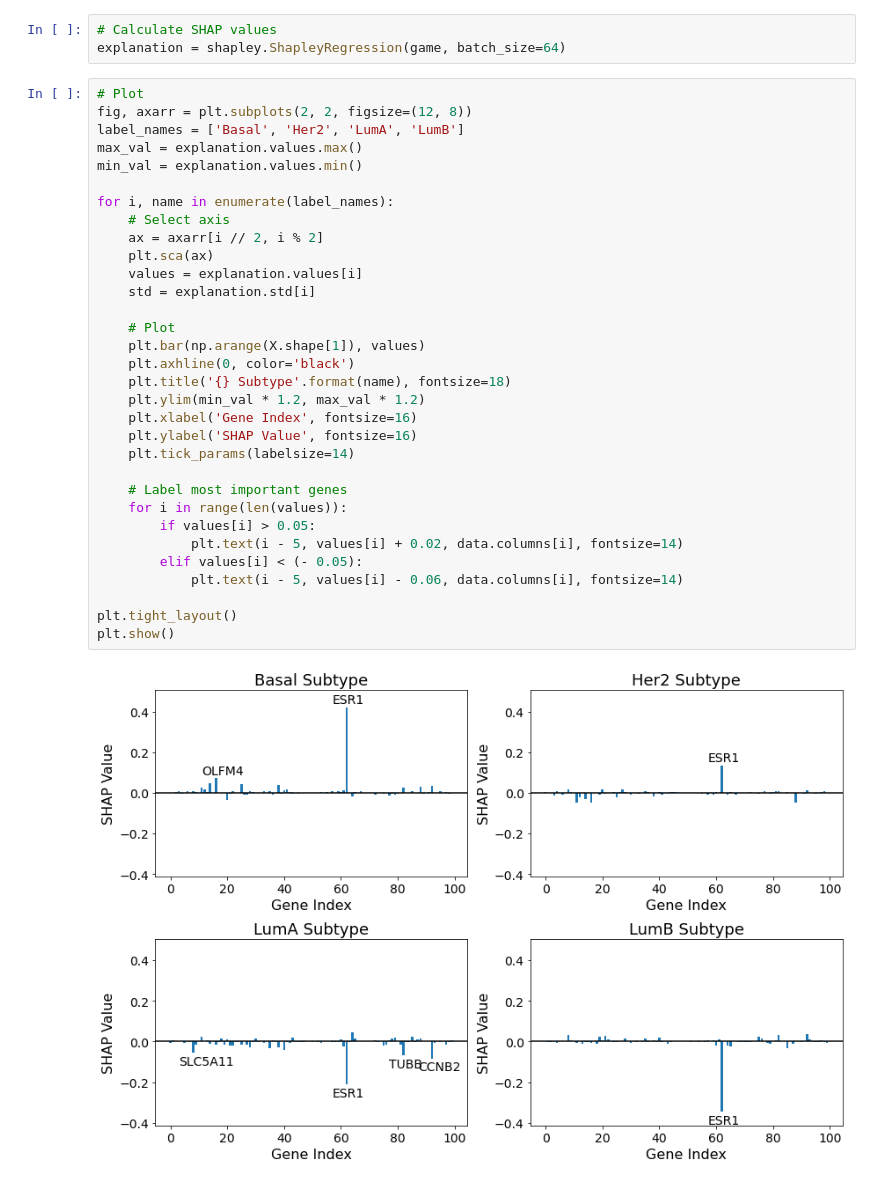
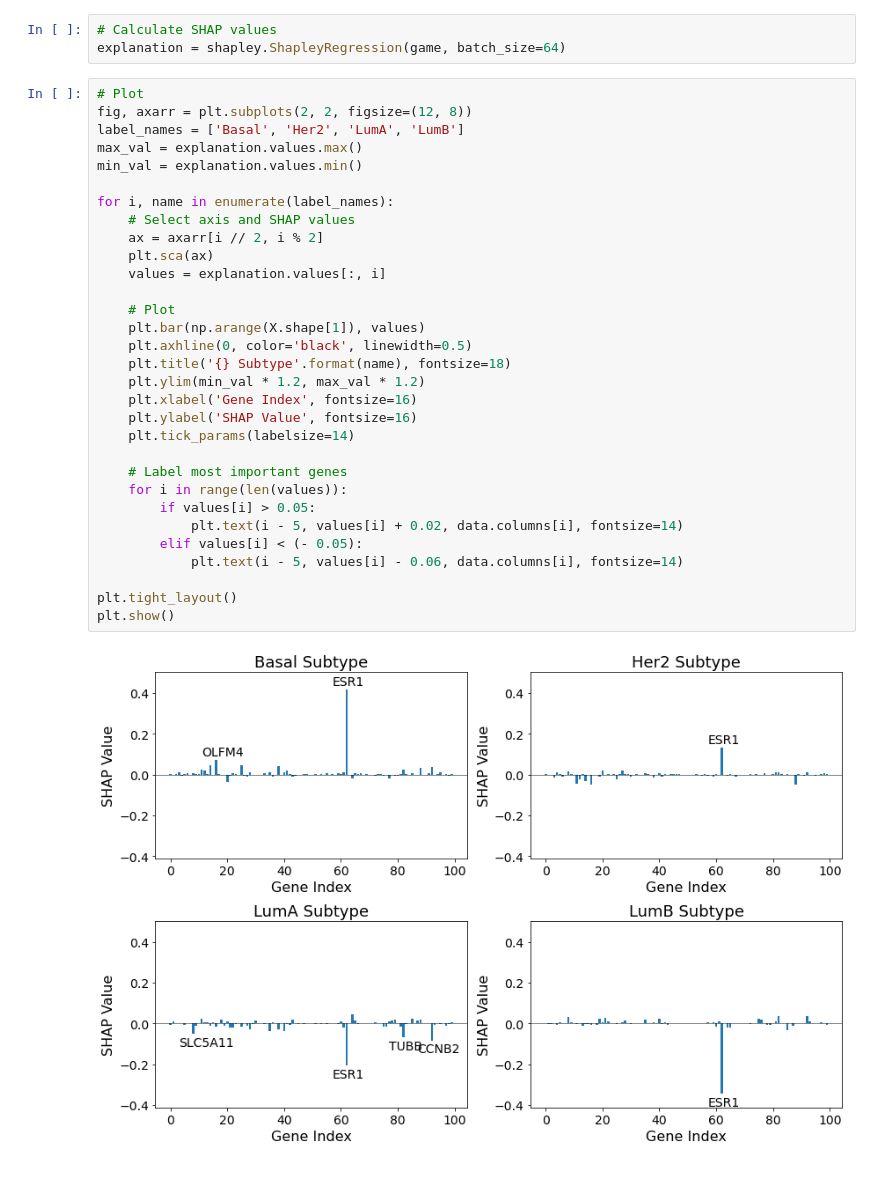
Before and after one commit to iancovert/shapley-regression, a Jupyter notebook: notebooks/brca.ipynb, the cells around one changed output. Saved outputs shown, nothing was run; the diff lists cells and outputs as text.

```diff
--- a/notebooks/brca.ipynb
+++ b/notebooks/brca.ipynb
@@ -74,34 +74,33 @@ explanation = shapley.ShapleyRegression(game, batch_size=64)
 # %%
 # Plot
 fig, axarr = plt.subplots(2, 2, figsize=(12, 8))
 label_names = ['Basal', 'Her2', 'LumA', 'LumB']
 max_val = explanation.values.max()
 min_val = explanation.values.min()
 
 for i, name in enumerate(label_names):
-    # Select axis
+    # Select axis and SHAP values
     ax = axarr[i // 2, i % 2]
     plt.sca(ax)
-    values = explanation.values[i]
-    std = explanation.std[i]
+    values = explanation.values[:, i]
 
     # Plot
     plt.bar(np.arange(X.shape[1]), values)
-    plt.axhline(0, color='black')
+    plt.axhline(0, color='black', linewidth=0.5)
     plt.title('{} Subtype'.format(name), fontsize=18)
     plt.ylim(min_val * 1.2, max_val * 1.2)
     plt.xlabel('Gene Index', fontsize=16)
     plt.ylabel('SHAP Value', fontsize=16)
     plt.tick_params(labelsize=14)
 
     # Label most important genes
     for i in range(len(values)):
         if values[i] > 0.05:
             plt.text(i - 5, values[i] + 0.02, data.columns[i], fontsize=14)
         elif values[i] < (- 0.05):
             plt.text(i - 5, values[i] - 0.06, data.columns[i], fontsize=14)
 
 plt.tight_layout()
 plt.show()
 # %% [output]
-[figure, old version]
+[figure, new version]
```
Also changed, not shown: 11 other files.
